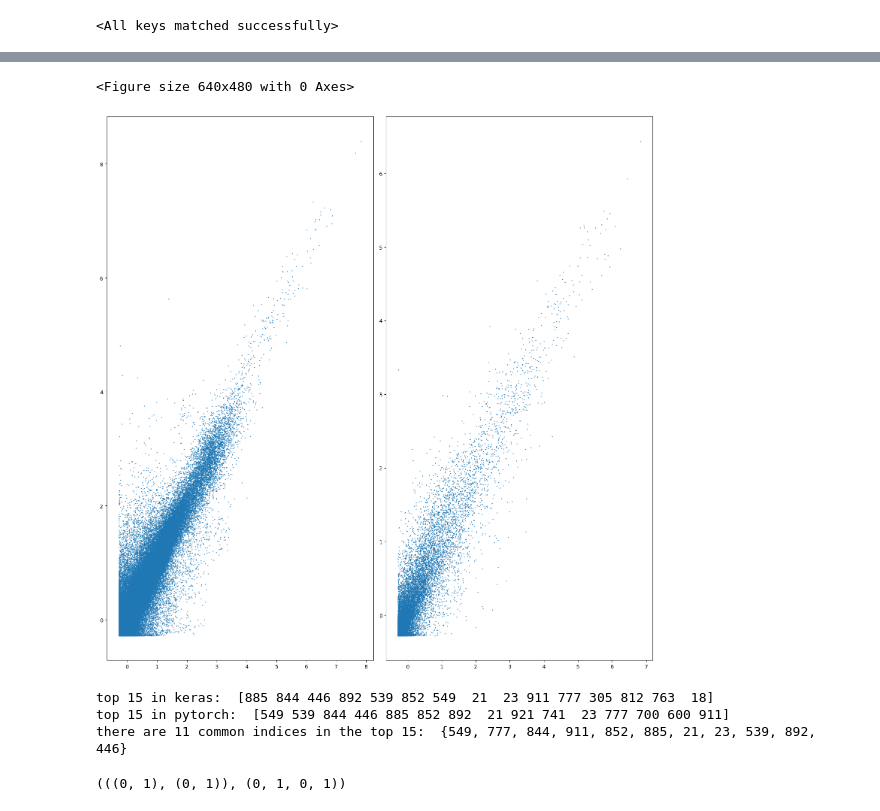
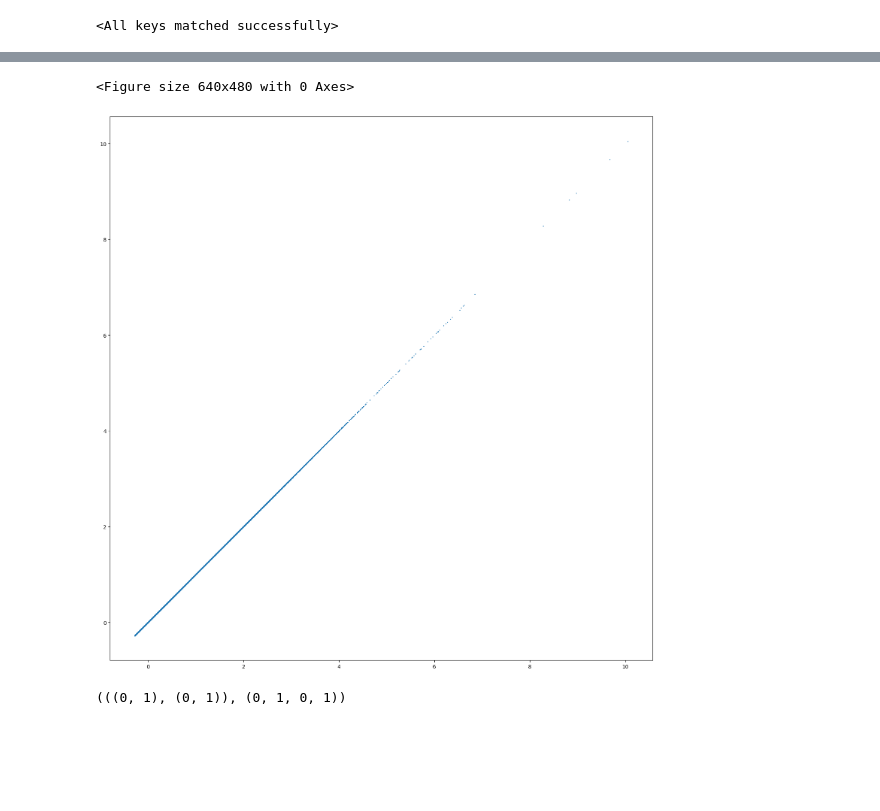
Before and after one commit to vinhle169/pytorch-efficientnet, a Jupyter notebook: analyze_models.ipynb, the cells around one changed output, grey strips where cells are left out. Saved outputs shown, nothing was run; the diff lists cells and outputs as text; code cells hidden in the pictures; blank space fills up the shorter version.

```diff
--- a/analyze_models.ipynb
+++ b/analyze_models.ipynb
@@ -80,3 +82,3 @@ for i,l in enumerate(model.layers):
 # %%
-effnet = EfficientNetB0(input_shape=[1, 3, 1024, 1024], num_channels=3)
-effnet224 = EfficientNetB0(input_shape=[1, 3, 224, 224],num_channels=3)
+# effnet = EfficientNetB0(input_shape=[1, 3, 1024, 1024], num_channels=3)
+effnet224 = EfficientNetB0(input_shape=[1, 5, 128, 128],num_channels=5)
@@ -375,8 +316,10 @@ list(features.keys())[-5:]
 # %%
-test_pyt = effnet.outputs['final_conv_and_swish'].permute(0,2,3,1)
-test_pyt224 = effnet224.outputs['final_conv_and_swish'].permute(0,2,3,1)
-print(test_pyt.shape)
+# test_pyt = effnet.outputs['block_11'].permute(0,2,3,1)
+# test_pyt224 = effnet224.outputs['block_11'].permute(0,2,3,1)
+# test_pyt = effnet.block_list[11].outputs['expand_activation'].permute(0,2,3,1)
+test_pyt224 = effnet224.block_list[11].outputs['depth_activation'].permute(0,2,3,1)
+# print(test_pyt.shape)
 print(test_pyt224.shape)
-test_pyt = test_pyt.numpy()
+# test_pyt = test_pyt.numpy()
 test_pyt224 = test_pyt224.numpy()
 # %% [output]
@@ -385,6 +327,6 @@ torch.Size([1, 7, 7, 1280])
 # %%
-test_keras = features['top_activation']
-test_keras224 = features224['top_activation']
-print(test_keras.shape)
+test_keras224 = features['block6a_activation']
+# test_keras224 = features224['top_activation']
+# print(test_keras.shape)
 print(test_keras224.shape)
 # %% [output]
@@ -399,11 +360,11 @@ differences = test_keras_f - test_pyt_f
 differences224 = test_keras_f224 - test_pyt_f224
 # %%
-fig,axs = plt.subplots(1,2)
+fig,axs = plt.subplots(1,1)
 fig.set_figheight(15)
 fig.set_figwidth(15)
-axs[0].hist(differences, bins=25, range=(-.6,.6));
-axs[0].set_title('1024 x 1024');
-axs[1].hist(differences224, bins=25, range=(-.6,.6));
-axs[1].set_title('224 x 224');
+# axs[0].hist(differences, bins=25, range=(-.6,.6));
+# axs[0].set_title('1024 x 1024');
+axs.hist(differences224, bins=25, range=(-.6,.6));
+axs.set_title('128 x 128');
 plt.tight_layout()
 # %% [output]
@@ -411,32 +372,20 @@ plt.tight_layout()
 # %%
 plt.clf()
-fig,ax = plt.subplots(1,2)
+fig,ax = plt.subplots(1,1)
 fig.set_figheight(15)
 fig.set_figwidth(15)
-axs[0].title.set_text('1024 x 1024');
-axs[1].title.set_text('224 x 224');
-ax[0].scatter(test_keras_f, test_pyt_f,s=.5)
-ax[0].autoscale()
-ax[1].scatter(test_keras_f224, test_pyt_f224,s=.5)
-ax[1].autoscale()
+# axs[0].title.set_text('1024 x 1024');
+axs.title.set_text('224 x 224');
+# ax[0].scatter(test_keras_f, test_pyt_f,s=.5)
+# ax[0].autoscale()
+ax.scatter(test_keras_f224, test_pyt_f224,s=.5)
+ax.autoscale()
 
 plt.tight_layout()
 plt.show()
 # %% [output]
 <Figure size 640x480 with 0 Axes>
-[figure, old version]
+[figure, new version]
-# %%
-# final layer is a probability layer, size (1000,), so this is to look at the top probabilities
-top_15_keras = np.argsort(test_keras)[::-1][0:15]
-top_15_pytorch = np.argsort(test_pyt.detach().numpy())[::-1][0:15]
-print('top 15 in keras: ', top_15_keras)
-print('top 15 in pytorch: ', top_15_pytorch)
-top_15_intersection = set(top_15_keras).intersection(set(top_15_pytorch))
-print(f'there are {len(top_15_intersection)} common indices in the top 15: ', top_15_intersection)
-# %% [output]
-top 15 in keras:  [885 844 446 892 539 852 549  21  23 911 777 305 812 763  18]
-top 15 in pytorch:  [549 539 844 446 885 852 892  21 921 741  23 777 700 600 911]
-there are 11 common indices in the top 15:  {549, 777, 844, 911, 852, 885, 21, 23, 539, 892, 446}
 # %%
 def correct_pad(input_shape, kernel_size):
     """Returns a tuple for zero-padding for 2D convolution with downsampling.
```
Also changed, not shown: parts of 41 cells of this notebook, 1 other file.
